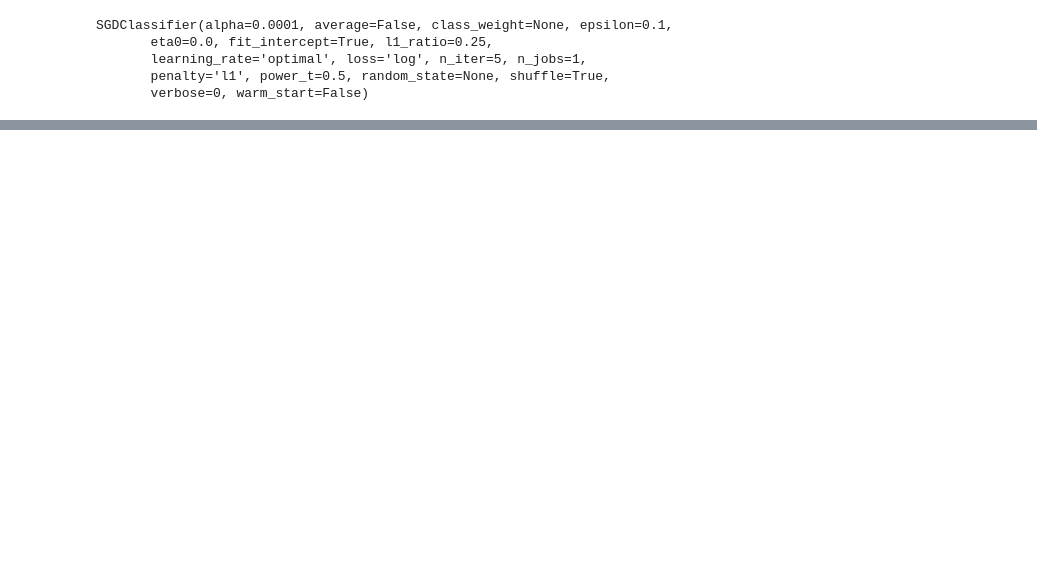
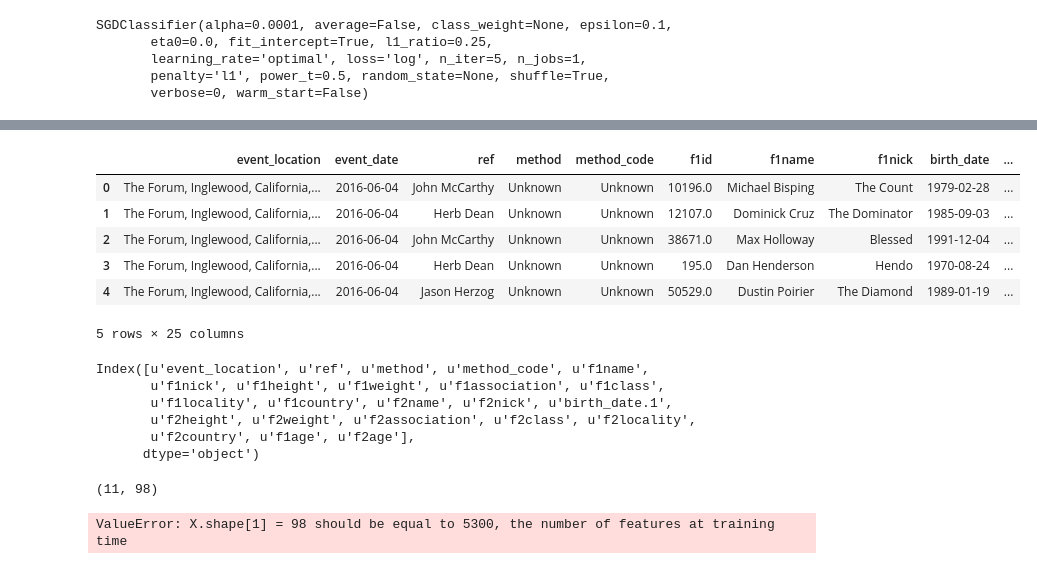
Before and after one commit to michael-j-sanders/DSI-SF-1-msanders2288, a Jupyter notebook: Capstone_UFC/UFC_Modeling_Part_1.ipynb, the cells around one changed output, grey strips where cells are left out. Drawn from its saved outputs; the diff is of its cells as text; code cells hidden in the pictures; blank space fills up the shorter version.

Commit message:
Fixed my modeling code. Added new models. Added new csvs with the UFC 199 and 200 data sets.

```diff
--- a/Capstone_UFC/UFC_Modeling_Part_1.ipynb
+++ b/Capstone_UFC/UFC_Modeling_Part_1.ipynb
@@ -566,0 +566,12 @@ avg / total       0.70      0.66      0.62      3510
+# %%
+ufc199 = pd.read_csv('Data Sets/UFC199.csv', parse_dates = ['event_date', 'birth_date', 'birth_date.1'])
+# %%
+ufc199.head()
+# %% [output]
+|  | event_location | event_date | ref | method | method_code | f1id | f1name | f1nick | birth_date | ... |
+| 0 | The Forum, Inglewood, California,... | 2016-06-04 | John McCarthy | Unknown | Unknown | 10196.0 | Michael Bisping | The Count | 1979-02-28 | ... |
+| 1 | The Forum, Inglewood, California,... | 2016-06-04 | Herb Dean | Unknown | Unknown | 12107.0 | Dominick Cruz | The Dominator | 1985-09-03 | ... |
+| 2 | The Forum, Inglewood, California,... | 2016-06-04 | John McCarthy | Unknown | Unknown | 38671.0 | Max Holloway | Blessed | 1991-12-04 | ... |
+| 3 | The Forum, Inglewood, California,... | 2016-06-04 | Herb Dean | Unknown | Unknown | 195.0 | Dan Henderson | Hendo | 1970-08-24 | ... |
+| 4 | The Forum, Inglewood, California,... | 2016-06-04 | Jason Herzog | Unknown | Unknown | 50529.0 | Dustin Poirier | The Diamond | 1989-01-19 | ... |
+5 rows × 25 columns
@@ -566,0 +583,19 @@ avg / total       0.70      0.66      0.62      3510
+# %%
+ufc199.columns
+# %% [output]
+Index([u'event_location', u'ref', u'method', u'method_code', u'f1name',
+       u'f1nick', u'f1height', u'f1weight', u'f1association', u'f1class',
+       u'f1locality', u'f1country', u'f2name', u'f2nick', u'birth_date.1',
+       u'f2height', u'f2weight', u'f2association', u'f2class', u'f2locality',
+       u'f2country', u'f1age', u'f2age'],
+      dtype='object')
+# %%
+formula199 = 'method_code ~ C(event_location) + C(ref) + C(f1name) + f1height + f1weight + C(f1association) + C(f1class) + C(f1locality) + C(f1country) + C(f2name) + f2height + f2weight + C(f2association) + C(f2class) + C(f2locality) + C(f2country) + f1age + f2age - 1'
+Y199, X199 = patsy.dmatrices(formula199, data=ufc199, return_type = "dataframe")
+print X199.shape
+# %% [output]
+(11, 98)
+# %%
+svc_best.predict(X199)
+# %% [output]
+ValueError: X.shape[1] = 98 should be equal to 5300, the number of features at training time
```
Also changed, not shown: parts of 45 cells of this notebook, 2 other files.
